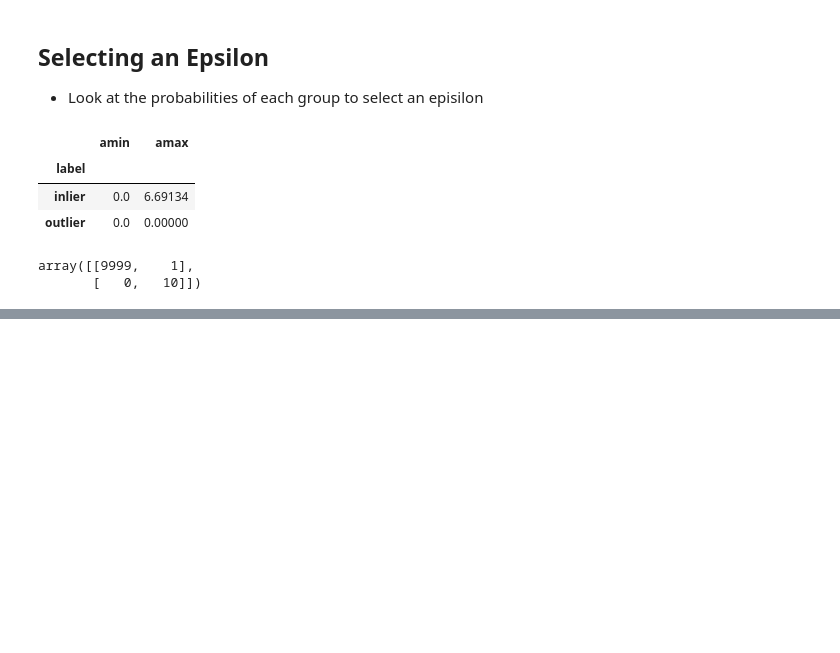
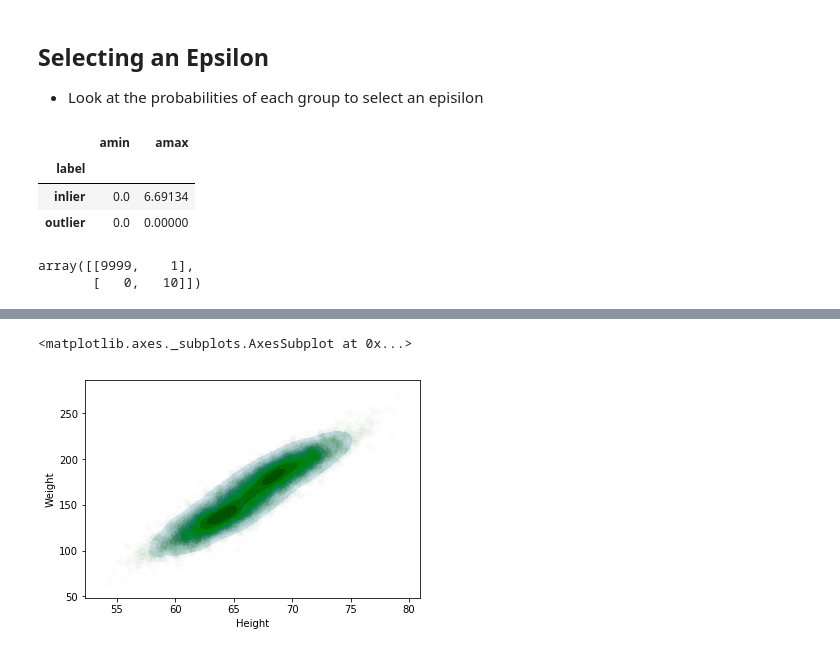
Before and after one commit to hackoregon/civicu-machine-learning, a Jupyter notebook: lessons/10-Annomaly-Detection/Anomaly Detection - Simple Example.ipynb, the cells around one changed output, grey strips where cells are left out. Saved outputs shown, nothing was run; the diff lists cells and outputs as text; code cells hidden in the pictures; blank space fills up the shorter version.

```diff
--- a/lessons/10-Annomaly-Detection/Anomaly Detection - Simple Example.ipynb
+++ b/lessons/10-Annomaly-Detection/Anomaly Detection - Simple Example.ipynb
@@ -173,0 +190,5 @@ array([[9999,    1],
+# %%
+df_hw_zscore = df_hw.apply(zscore,0)
+df_hw_p = df_hw_zscore.apply(lambda x: np.round(sp.stats.norm.sf(np.abs(x)),5),1)
+df_hw['prob'] = round(df_hw_p.apply(np.prod,1)*100,100)
+df_hw.head(20)
@@ -173,0 +213,9 @@ array([[9999,    1],
+# %%
+
+sns.kdeplot(df_hw.Height, df_hw.Weight, cmap="Blues", shade=True, shade_lowest=False)
+
+# Plot 3: Red Dots (Outliers)
+sns.regplot(x="Height", y="Weight", data=df_hw,fit_reg=False,color='g',scatter_kws={'alpha':0.01})
+# %% [output]
+<matplotlib.axes._subplots.AxesSubplot at 0x...>
+[figure, added]
```
Also changed, not shown: parts of 6 cells of this notebook.
